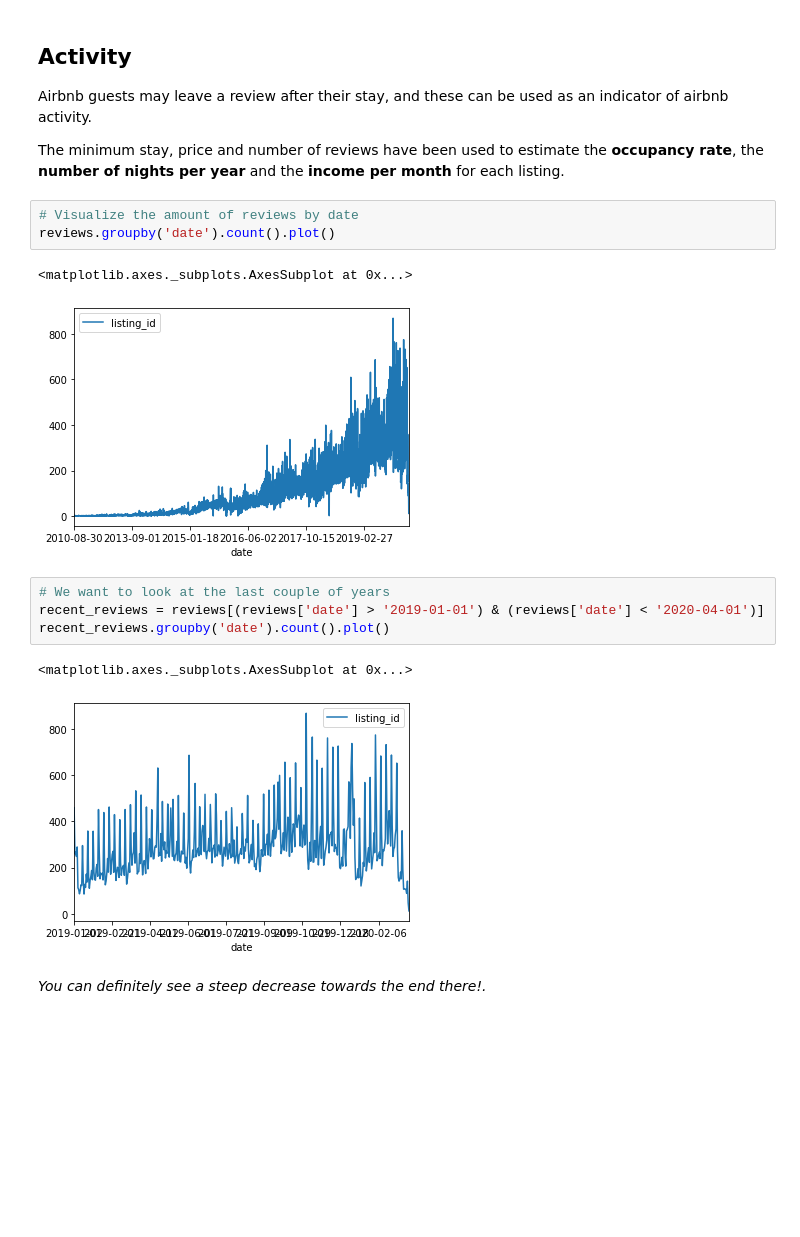
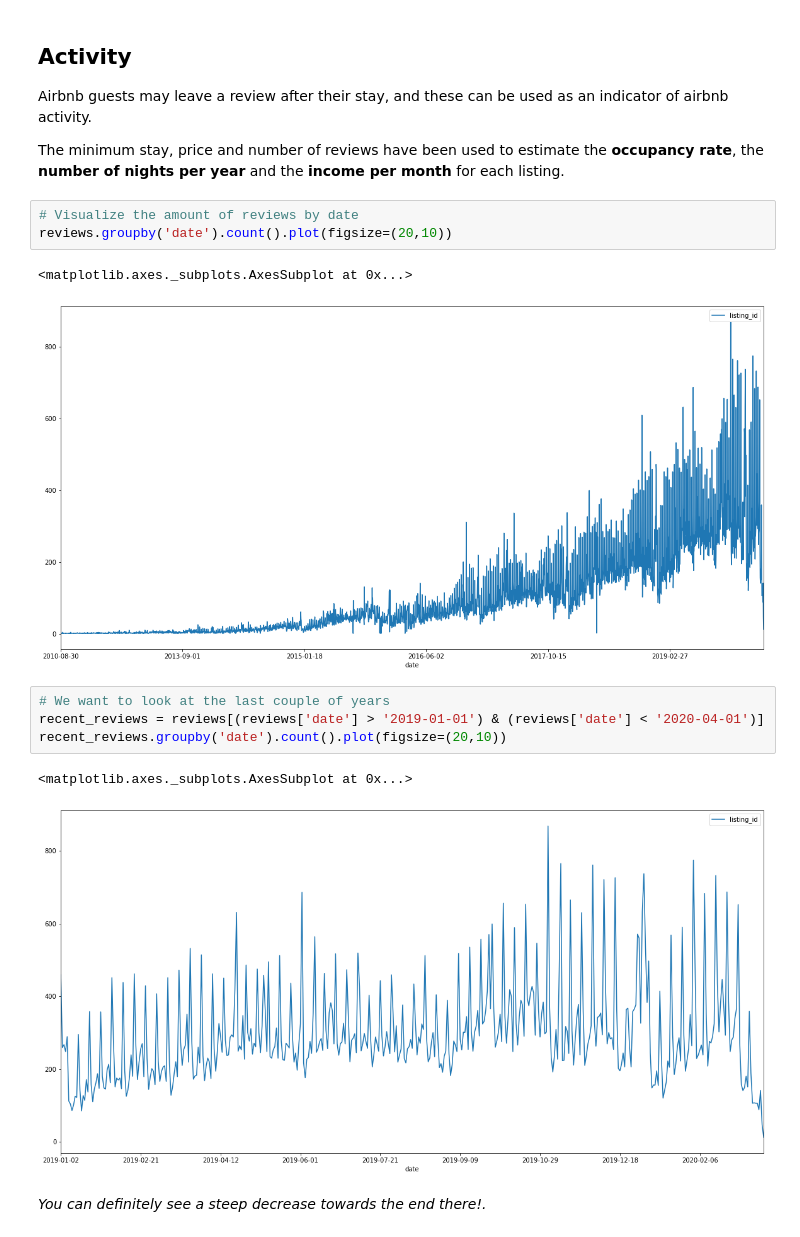
Before and after one commit to sansagara/kedro-experiment, a Jupyter notebook: notebooks/AirBnB Brussels.ipynb, the cells around one changed output. Cells and saved outputs as stored; diff of their text form; blank space fills up the shorter version.

```diff
--- a/notebooks/AirBnB Brussels.ipynb
+++ b/notebooks/AirBnB Brussels.ipynb
@@ -59,17 +59,17 @@ Airbnb guests may leave a review after their stay, and these can be used as an i
 The minimum stay, price and number of reviews have been used to estimate the **occupancy rate**, the **number of nights per year** and the **income per month** for each listing.
 # %%
 # Visualize the amount of reviews by date
-reviews.groupby('date').count().plot()
+reviews.groupby('date').count().plot(figsize=(20,10))
 # %% [output]
 <matplotlib.axes._subplots.AxesSubplot at 0x...>
-[figure, old version]
+[figure, new version]
 # %%
 # We want to look at the last couple of years
 recent_reviews = reviews[(reviews['date'] > '2019-01-01') & (reviews['date'] < '2020-04-01')]
-recent_reviews.groupby('date').count().plot()
+recent_reviews.groupby('date').count().plot(figsize=(20,10))
 # %% [output]
 <matplotlib.axes._subplots.AxesSubplot at 0x...>
-[figure, old version]
+[figure, new version]
 # %% [markdown]
 _You can definitely see a steep decrease towards the end there!._
 # %%
```
Also changed, not shown: parts of 7 cells of this notebook.
